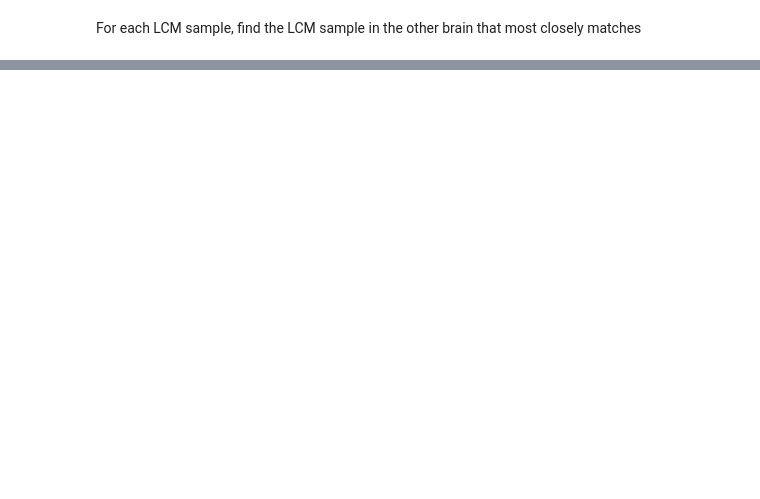
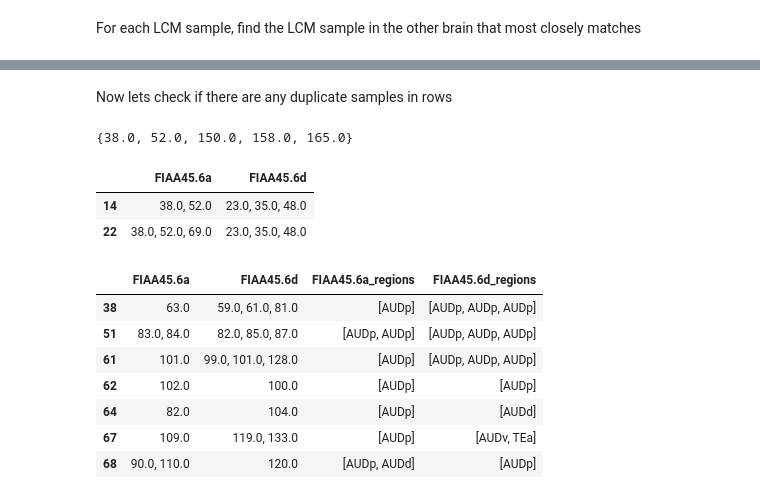
Before and after one commit to znamlab/MAPseq_processing, a Jupyter notebook: final_processing/initial_comp_FIAA456a_and_FIAA456d.ipynb, the cells around one changed output, grey strips where cells are left out. Cells and saved outputs as stored; diff of their text form; code cells hidden in the pictures; blank space fills up the shorter version.

```diff
--- a/final_processing/initial_comp_FIAA456a_and_FIAA456d.ipynb
+++ b/final_processing/initial_comp_FIAA456a_and_FIAA456d.ipynb
@@ -1234,0 +1524,23 @@ FIAA456d_allen_comp[FIAA456d_allen_comp["MAPseq_counts_numeric"] > 5]
+# %% [markdown]
+Now lets check if there are any duplicate samples in rows
+# %%
+aggregated_samples = aggregated_samples.reset_index(drop=True)
+# %%
+
+bla_6a = aggregated_samples['FIAA45.6a'].apply(lambda x: [float(num) for num in x.split(',')])
+flattened_list_6a = [item for sublist in bla_6a for item in sublist]
+dupl = set()
+# loop through elements and find matches
+for i in flattened_list_6a:
+    if flattened_list_6a.count(i) > 1:
+        dupl.add(i)
+# %%
+dupl
+# %% [output]
+{38.0, 52.0, 150.0, 158.0, 165.0}
+# %%
+aggregated_samples[aggregated_samples['FIAA45.6a'].str.contains(fr'(?<!\d){38}')]
+# %% [output]
+|  | FIAA45.6a | FIAA45.6d |
+| 14 | 38.0, 52.0 | 23.0, 35.0, 48.0 |
+| 22 | 38.0, 52.0, 69.0 | 23.0, 35.0, 48.0 |
@@ -1234,0 +1582,19 @@ FIAA456d_allen_comp[FIAA456d_allen_comp["MAPseq_counts_numeric"] > 5]
+# %%
+FIAA456a_main_regions = []
+FIAA456d_main_regions = []
+for ind, row in aggregated_samples.iterrows():
+    FIAA456a_list =[]
+    for i in range(len(aggregated_samples.loc[ind, 'FIAA45.6a'].split(', '))):
+        sample = aggregated_samples.loc[ind, 'FIAA45.6a'].split(', ')[i]
+        main_FIAA456a = sample_vol_and_regions_FIAA456a.loc[sample_vol_and_regions_FIAA456a.index[sample_vol_and_regions_FIAA456a['ROI Number'] == float(sample)]]['main_region'].item()
+        FIAA456a_list.append(main_FIAA456a)
+    FIAA456a_main_regions.append(FIAA456a_list)
+    FIAA456d_list =[]
+    for i in range(len(aggregated_samples.loc[ind, 'FIAA45.6d'].split(', '))):
+        sample = aggregated_samples.loc[ind, 'FIAA45.6d'].split(', ')[i]
+        main_FIAA456d = sample_vol_and_regions_FIAA456d.loc[sample_vol_and_regions_FIAA456d.index[sample_vol_and_regions_FIAA456d['ROI Number'] == float(sample)]]['main_region'].item()
+        FIAA456d_list.append(main_FIAA456d)
+    FIAA456d_main_regions.append(FIAA456d_list)
+# %%
+aggregated_samples['FIAA45.6a_regions'] = FIAA456a_main_regions
+aggregated_samples['FIAA45.6d_regions'] = FIAA456d_main_regions
@@ -1234,0 +1603,11 @@ FIAA456d_allen_comp[FIAA456d_allen_comp["MAPseq_counts_numeric"] > 5]
+# %%
+aggregated_samples[aggregated_samples['FIAA45.6a_regions'].apply(lambda x: 'AUDp' in x)]
+# %% [output]
+|  | FIAA45.6a | FIAA45.6d | FIAA45.6a_regions | FIAA45.6d_regions |
+| 38 | 63.0 | 59.0, 61.0, 81.0 | [AUDp] | [AUDp, AUDp, AUDp] |
+| 51 | 83.0, 84.0 | 82.0, 85.0, 87.0 | [AUDp, AUDp] | [AUDp, AUDp, AUDp] |
+| 61 | 101.0 | 99.0, 101.0, 128.0 | [AUDp] | [AUDp, AUDp, AUDp] |
+| 62 | 102.0 | 100.0 | [AUDp] | [AUDp] |
+| 64 | 82.0 | 104.0 | [AUDp] | [AUDd] |
+| 67 | 109.0 | 119.0, 133.0 | [AUDp] | [AUDv, TEa] |
+| 68 | 90.0, 110.0 | 120.0 | [AUDp, AUDd] | [AUDp] |
```
Also changed, not shown: parts of 65 cells of this notebook, 1 other file.
